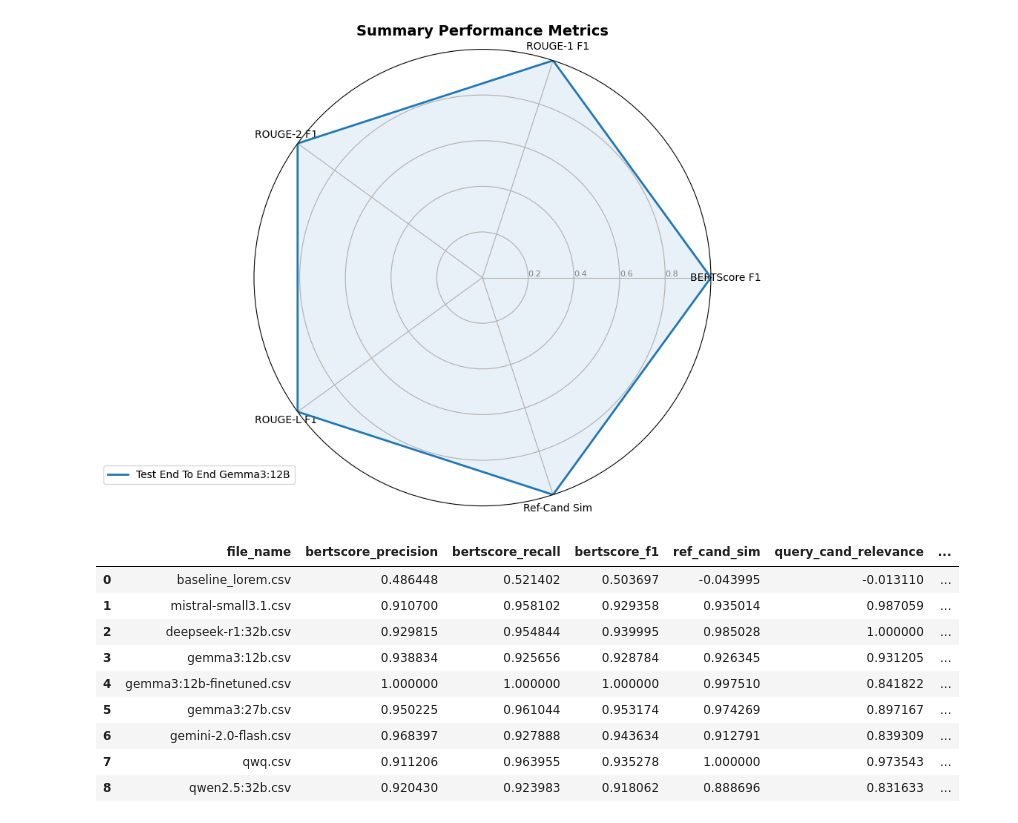
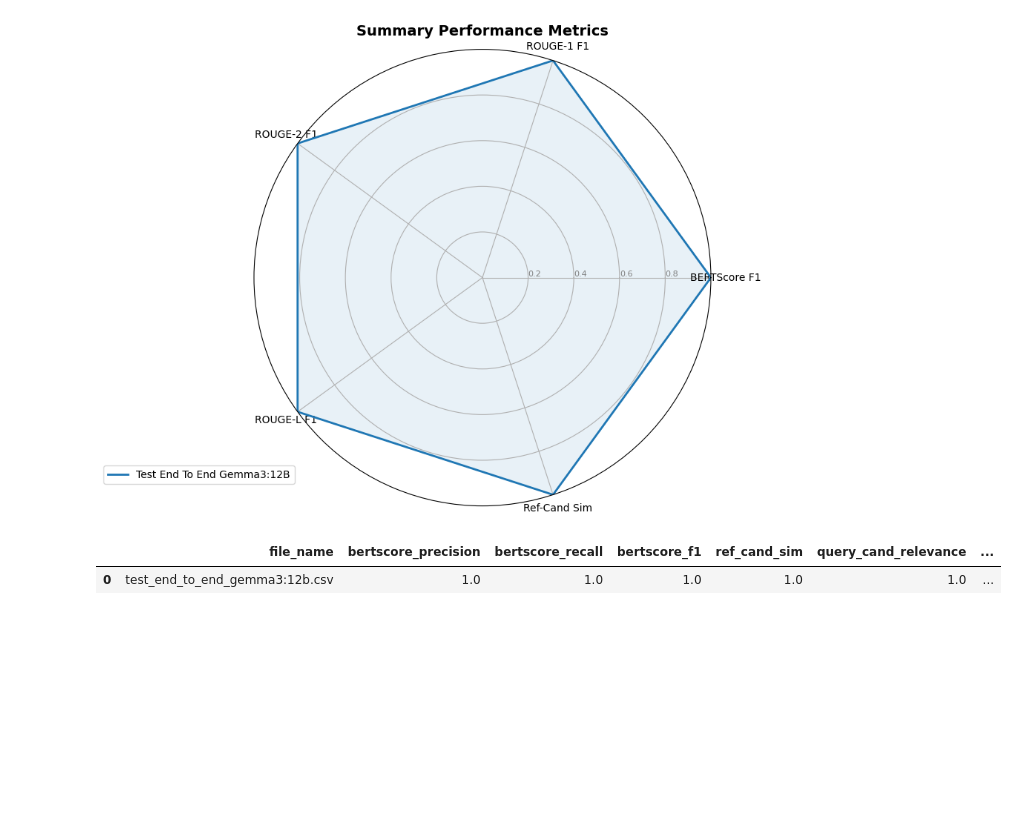
Before and after one commit to ThanatWongsamut/NLP-2025-Final, a Jupyter notebook: QA/Evaluate/visualise_summary_end_to_end.ipynb, the cells around one changed output. Saved outputs shown, nothing was run; the diff lists cells and outputs as text; code cells hidden in the pictures; blank space fills up the shorter version.

```diff
--- a/QA/Evaluate/visualise_summary_end_to_end.ipynb
+++ b/QA/Evaluate/visualise_summary_end_to_end.ipynb
@@ -294,21 +294,13 @@ Visualization complete. Check the current directory for PNG files.
 [figure]
 [figure]
 # %%
-df = pd.read_csv("evaluation_summary_report.csv")
+df = pd.read_csv("evaluation_end_to_end_summary_report.csv")
 # normalize each column except the first one
 for col in df.columns[1:]:
     # Normalize the column by dividing by the max value
     df[col] = df[col] / df[col].max()
 
 df
 # %% [output]
 |  | file_name | bertscore_precision | bertscore_recall | bertscore_f1 | ref_cand_sim | query_cand_relevance | ... |
-| 0 | baseline_lorem.csv | 0.486448 | 0.521402 | 0.503697 | -0.043995 | -0.013110 | ... |
-| 1 | mistral-small3.1.csv | 0.910700 | 0.958102 | 0.929358 | 0.935014 | 0.987059 | ... |
-| 2 | deepseek-r1:32b.csv | 0.929815 | 0.954844 | 0.939995 | 0.985028 | 1.000000 | ... |
-| 3 | gemma3:12b.csv | 0.938834 | 0.925656 | 0.928784 | 0.926345 | 0.931205 | ... |
-| 4 | gemma3:12b-finetuned.csv | 1.000000 | 1.000000 | 1.000000 | 0.997510 | 0.841822 | ... |
-| 5 | gemma3:27b.csv | 0.950225 | 0.961044 | 0.953174 | 0.974269 | 0.897167 | ... |
-| 6 | gemini-2.0-flash.csv | 0.968397 | 0.927888 | 0.943634 | 0.912791 | 0.839309 | ... |
-| 7 | qwq.csv | 0.911206 | 0.963955 | 0.935278 | 1.000000 | 0.973543 | ... |
-| 8 | qwen2.5:32b.csv | 0.920430 | 0.923983 | 0.918062 | 0.888696 | 0.831633 | ... |
+| 0 | test_end_to_end_gemma3:12b.csv | 1.0 | 1.0 | 1.0 | 1.0 | 1.0 | ... |
```
Also changed, not shown: parts of 1 cell of this notebook, 8 other files.
